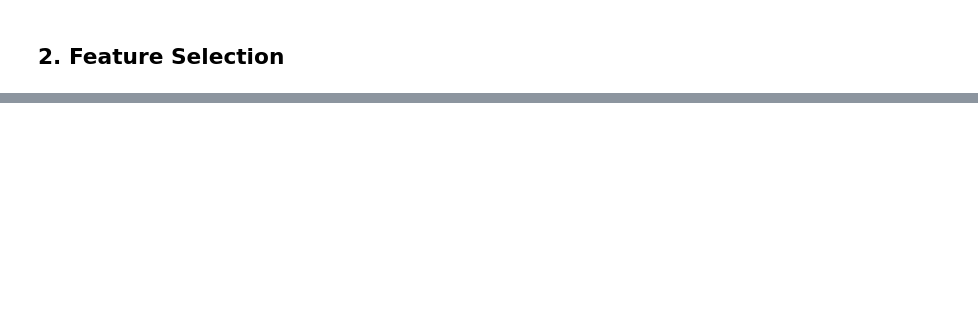
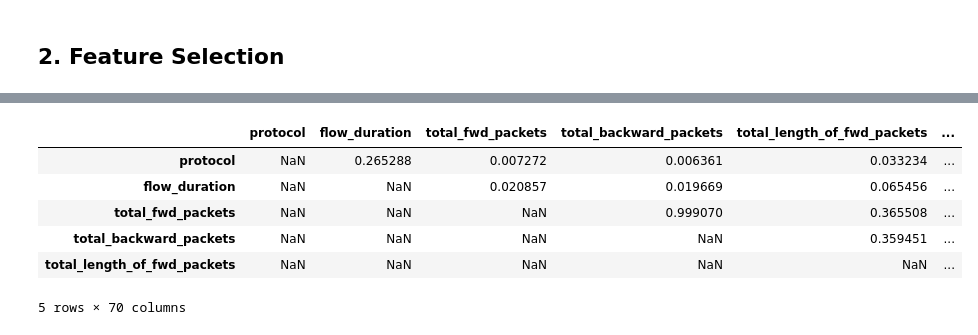
Before and after one commit to Joe-0120/ML-IDS, a Jupyter notebook: Notebooks/3_ML_Models.ipynb, the cells around one changed output, grey strips where cells are left out. Cells and saved outputs as stored; diff of their text form; code cells hidden in the pictures; blank space fills up the shorter version.

```diff
--- a/Notebooks/3_ML_Models.ipynb
+++ b/Notebooks/3_ML_Models.ipynb
@@ -53,0 +141,12 @@ Y = df.iloc[:, 79:82]
+# %%
+# Upper triangle of correlations
+upper = corr_matrix.where(np.triu(np.ones(corr_matrix.shape), k=1).astype(bool))
+upper.head()
+# %% [output]
+|  | protocol | flow_duration | total_fwd_packets | total_backward_packets | total_length_of_fwd_packets | ... |
+| protocol | NaN | 0.265288 | 0.007272 | 0.006361 | 0.033234 | ... |
+| flow_duration | NaN | NaN | 0.020857 | 0.019669 | 0.065456 | ... |
+| total_fwd_packets | NaN | NaN | NaN | 0.999070 | 0.365508 | ... |
+| total_backward_packets | NaN | NaN | NaN | NaN | 0.359451 | ... |
+| total_length_of_fwd_packets | NaN | NaN | NaN | NaN | NaN | ... |
+5 rows × 70 columns
```
Also changed, not shown: parts of 26 cells of this notebook.
